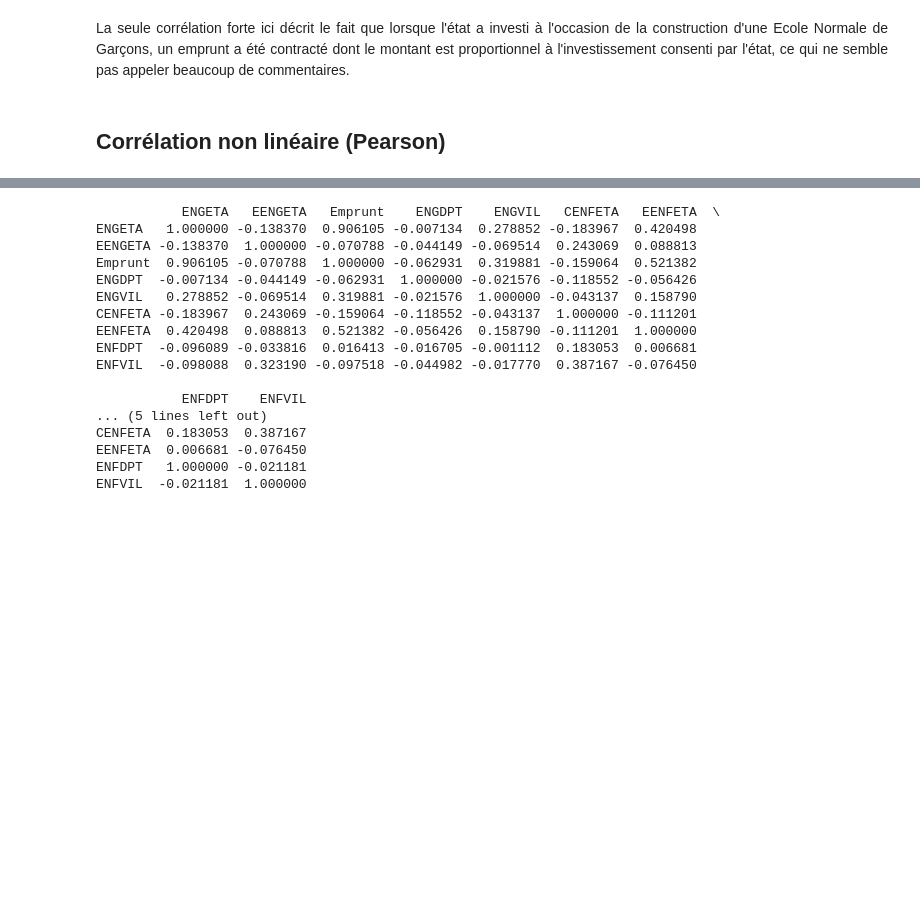
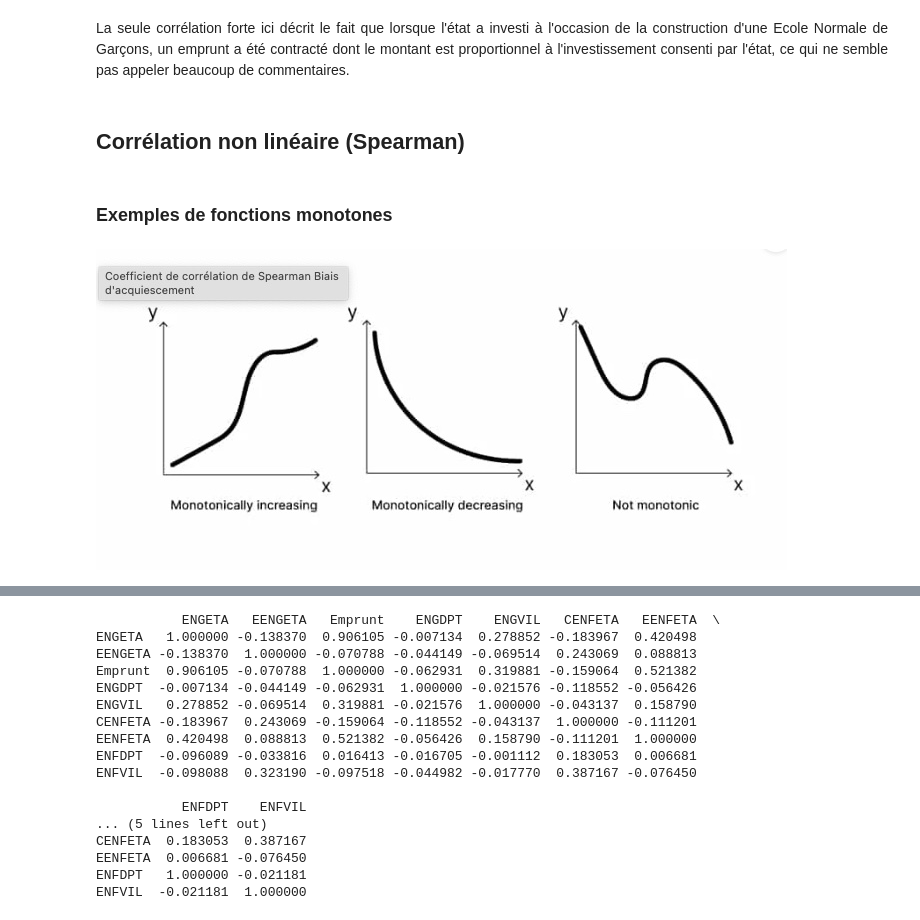
Before and after one commit to Datashs/Git, a Jupyter notebook: CommencerPython/05LiensentreVarQuantis.ipynb, the cells around one changed output, grey strips where cells are left out. Drawn from its saved outputs; the diff is of its cells as text; code cells hidden in the pictures; blank space fills up the shorter version.

```diff
--- a/CommencerPython/05LiensentreVarQuantis.ipynb
+++ b/CommencerPython/05LiensentreVarQuantis.ipynb
@@ -143,4 +128,27 @@ plt.show()
 # %% [markdown]
 <div style="text-align:justify;">La seule corrélation forte ici décrit le fait que lorsque l'état a investi à l'occasion de la construction d'une Ecole Normale de Garçons, un emprunt a été contracté dont le montant est proportionnel à l'investissement consenti par l'état, ce qui ne semble pas appeler beaucoup de commentaires.</div>
 # %% [markdown]
-## Corrélation non linéaire (Pearson)
+## Corrélation non linéaire (Spearman)
+# %%
+from IPython.display import Image
+Image(filename='Doc5/monoton.jpg')
+# Exemples de fonctins monotones
+
+from IPython.display import display, HTML, Image
+
+image_path = 'Doc5/monoton.jpg'
+
+# Titre de l'image
+image_title = "Exemples de fonctions monotones"
+
+# Création du HTML pour le titre. Vous pouvez ajuster le style selon vos besoins.
+title_html = f"<h3>{image_title}</h3>"
+
+# Affichage du titre
+display(HTML(title_html))
+
+# Affichage de l'image
+display(Image(filename=image_path))
+# %% [output]
+Exemples de fonctions monotones
+[figure, added]
```
Also changed, not shown: parts of 6 cells of this notebook, 16 other files.
